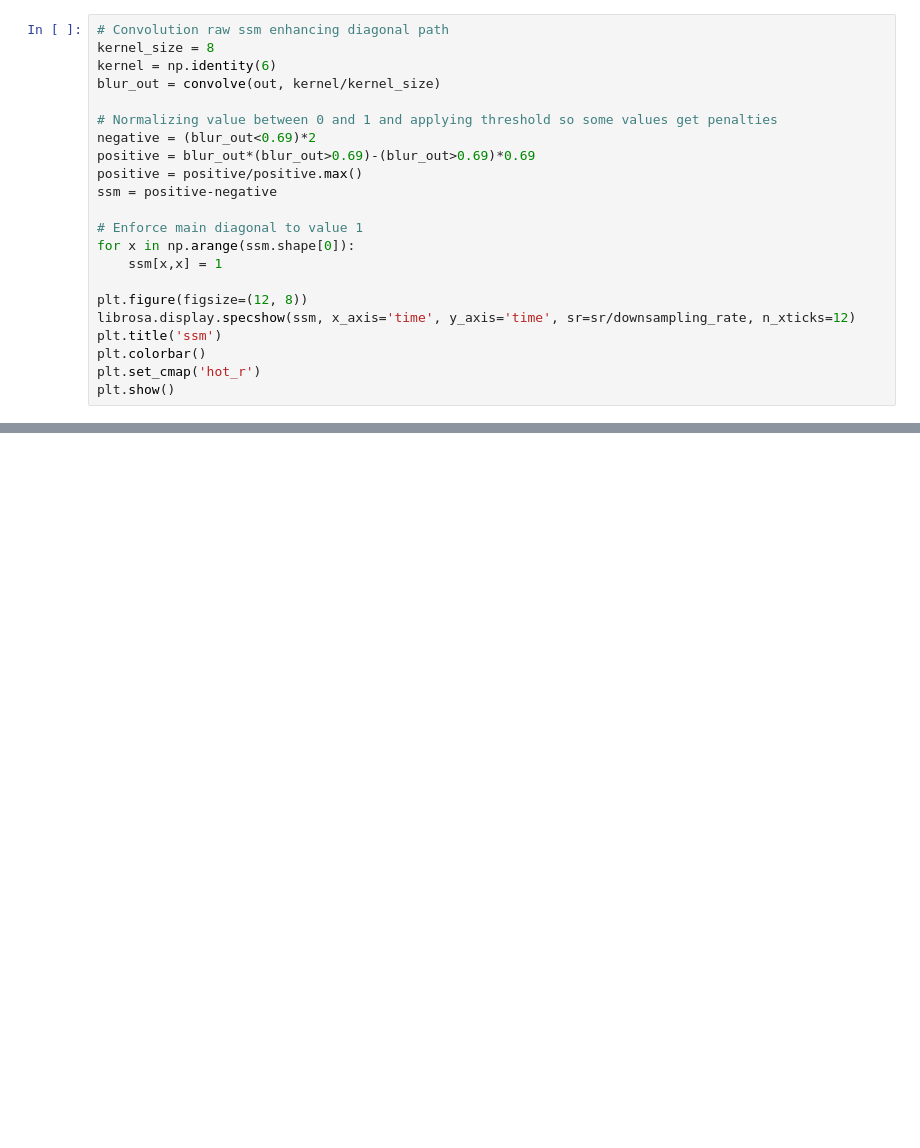
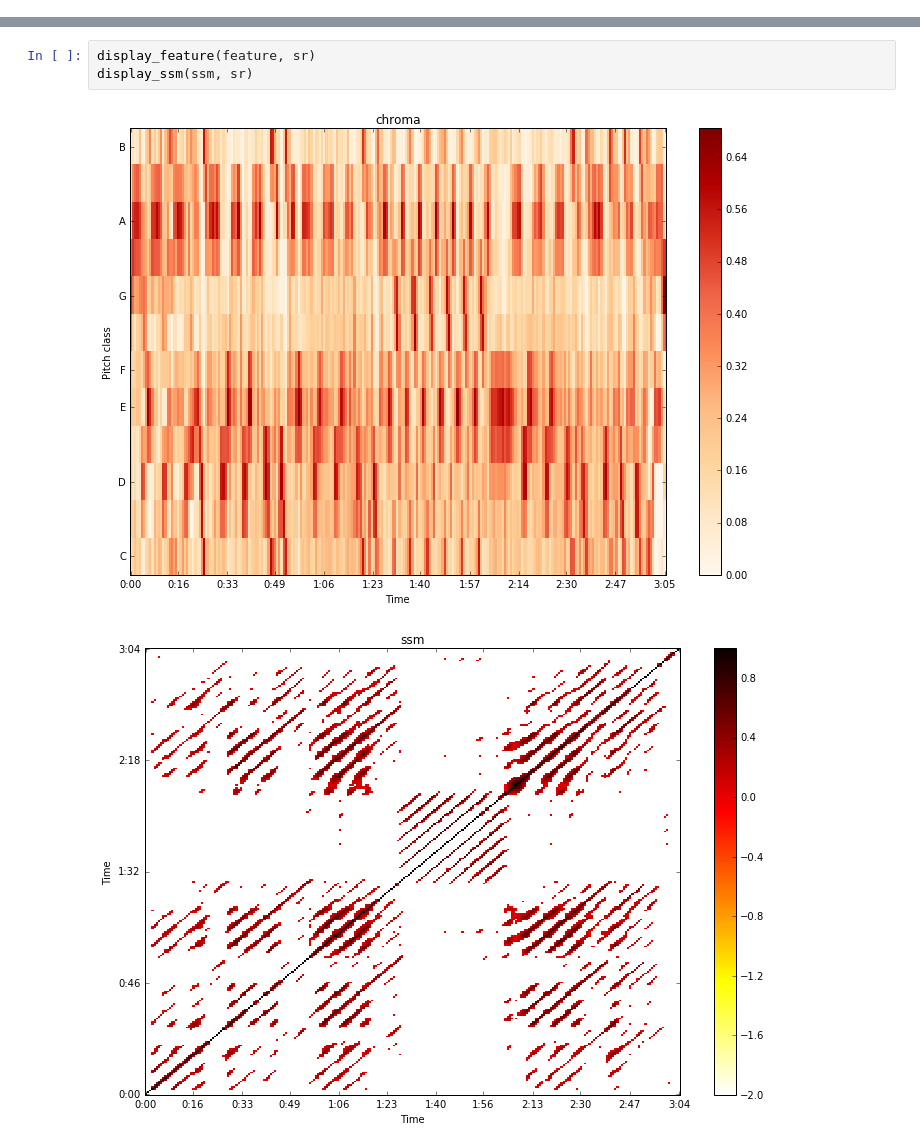
Before and after one commit to fabiogoro/ssm, a Jupyter notebook: ssm.ipynb, the cells around one changed output, grey strips where cells are left out. Cells and saved outputs as stored; diff of their text form; blank space fills up the shorter version.

```diff
--- a/ssm.ipynb
+++ b/ssm.ipynb
@@ -85,22 +0,0 @@ if show_raw_ssm:
-# %%
-# Convolution raw ssm enhancing diagonal path
-kernel_size = 8
-kernel = np.identity(6)
-blur_out = convolve(out, kernel/kernel_size)
-
-# Normalizing value between 0 and 1 and applying threshold so some values get penalties
-negative = (blur_out<0.69)*2
-positive = blur_out*(blur_out>0.69)-(blur_out>0.69)*0.69
-positive = positive/positive.max()
-ssm = positive-negative
-
-# Enforce main diagonal to value 1
-for x in np.arange(ssm.shape[0]):
-    ssm[x,x] = 1
-
-plt.figure(figsize=(12, 8))
-librosa.display.specshow(ssm, x_axis='time', y_axis='time', sr=sr/downsampling_rate, n_xticks=12)
-plt.title('ssm')
-plt.colorbar()
-plt.set_cmap('hot_r')
-plt.show()
@@ -216,0 +192,6 @@ fm = fitnessMatrix(ssm)
+# %%
+display_feature(feature, sr)
+display_ssm(ssm, sr)
+# %% [output]
+[figure, added]
+[figure, added]
```
Also changed, not shown: parts of 7 cells of this notebook, 4 other files.
